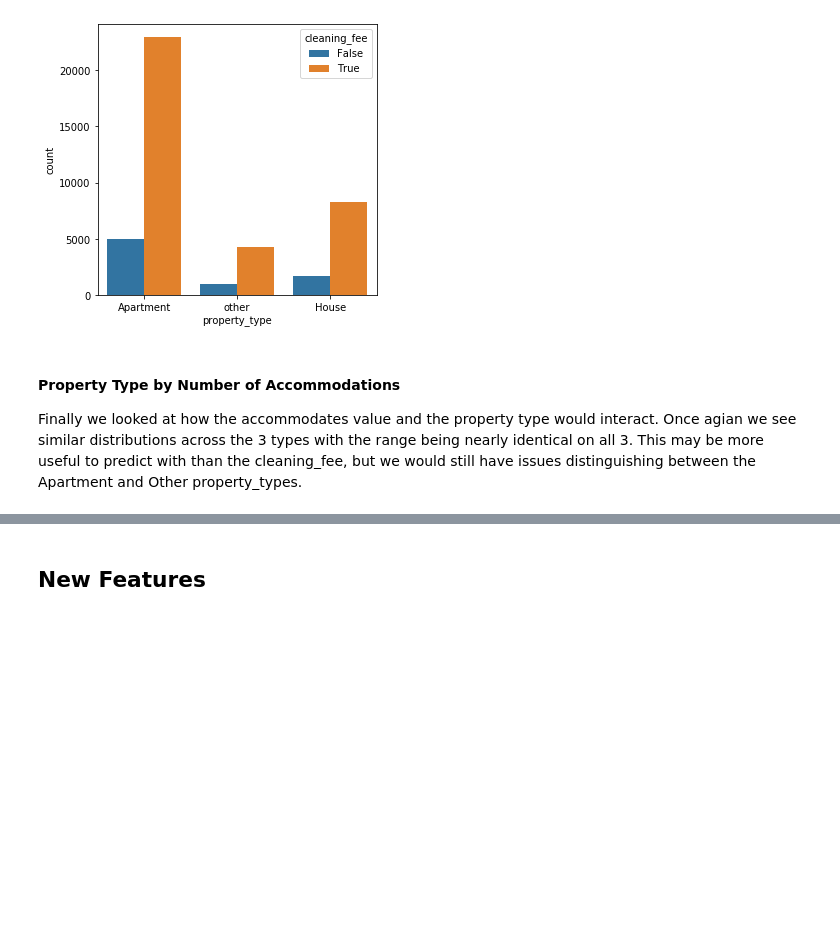
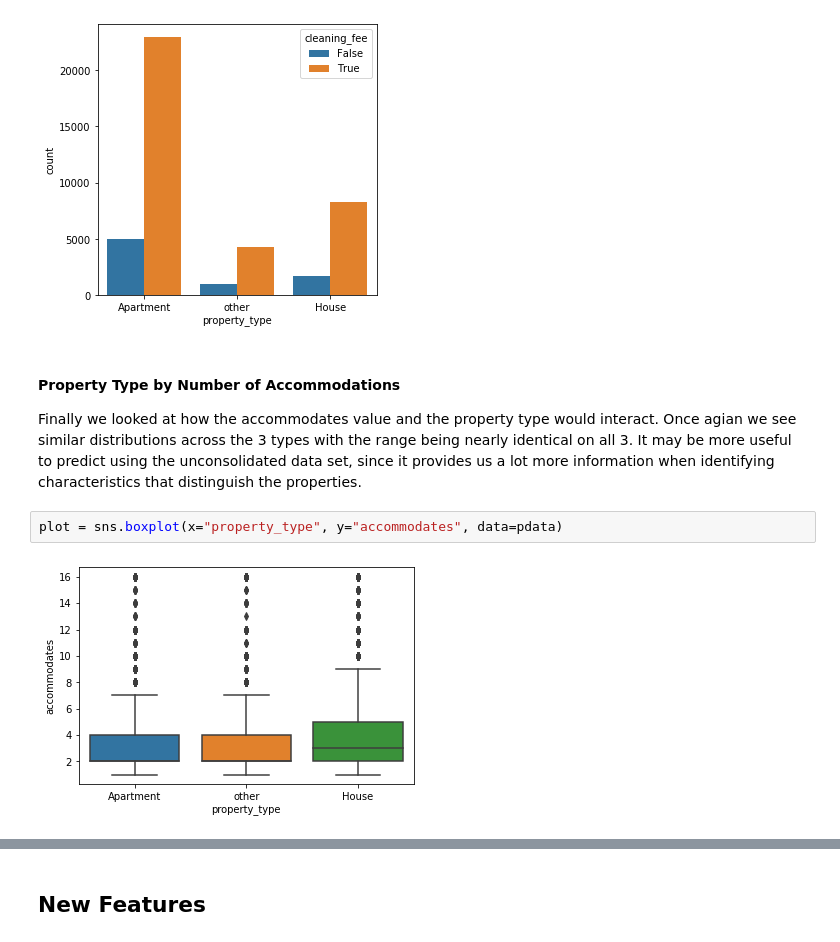
Before and after one commit to allenmiller17/SMU_7331_ML1_Project_1, a Jupyter notebook: Project_1_Final_Write_Up.ipynb, the cells around one changed output, grey strips where cells are left out. Saved outputs shown, nothing was run; the diff lists cells and outputs as text; blank space fills up the shorter version.

```diff
--- a/Project_1_Final_Write_Up.ipynb
+++ b/Project_1_Final_Write_Up.ipynb
@@ -342,7 +330,11 @@ sns.countplot(x="property_type", hue="cleaning_fee", data=pdata)
 # %% [markdown]
 #### Property Type by Number of Accommodations
 
-Finally we looked at how the accommodates value and the property type would interact. Once agian we see similar distributions across the 3 types with the range being nearly identical on all 3. This may be more useful to predict with than the cleaning_fee, but we would still have issues distinguishing between the Apartment and Other property_types.
+Finally we looked at how the accommodates value and the property type would interact. Once agian we see similar distributions across the 3 types with the range being nearly identical on all 3. It may be more useful to predict using the unconsolidated data set, since it provides us a lot more information when identifying characteristics that distinguish the properties.
+# %%
+plot = sns.boxplot(x="property_type", y="accommodates", data=pdata)
+# %% [output]
+[figure, added]
 # %%
 plt.figure(figsize=(10,10))
 plot = sns.boxplot(x="property_type_original", y="accommodates", data=pdata)
```
Also changed, not shown: parts of 8 cells of this notebook.
